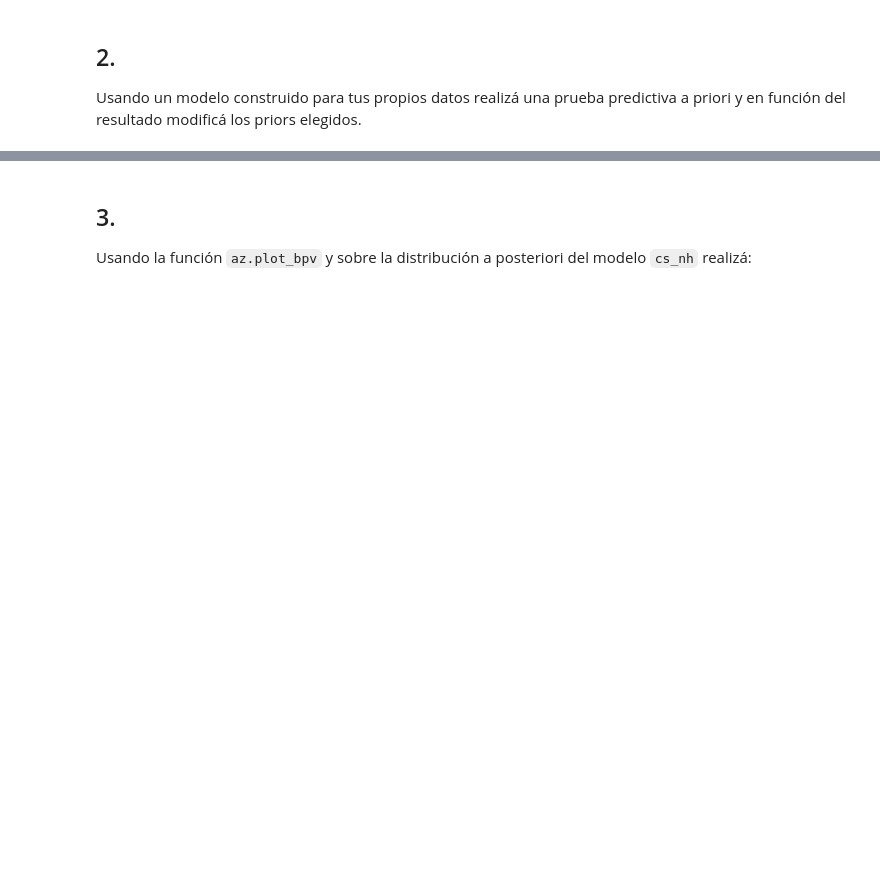
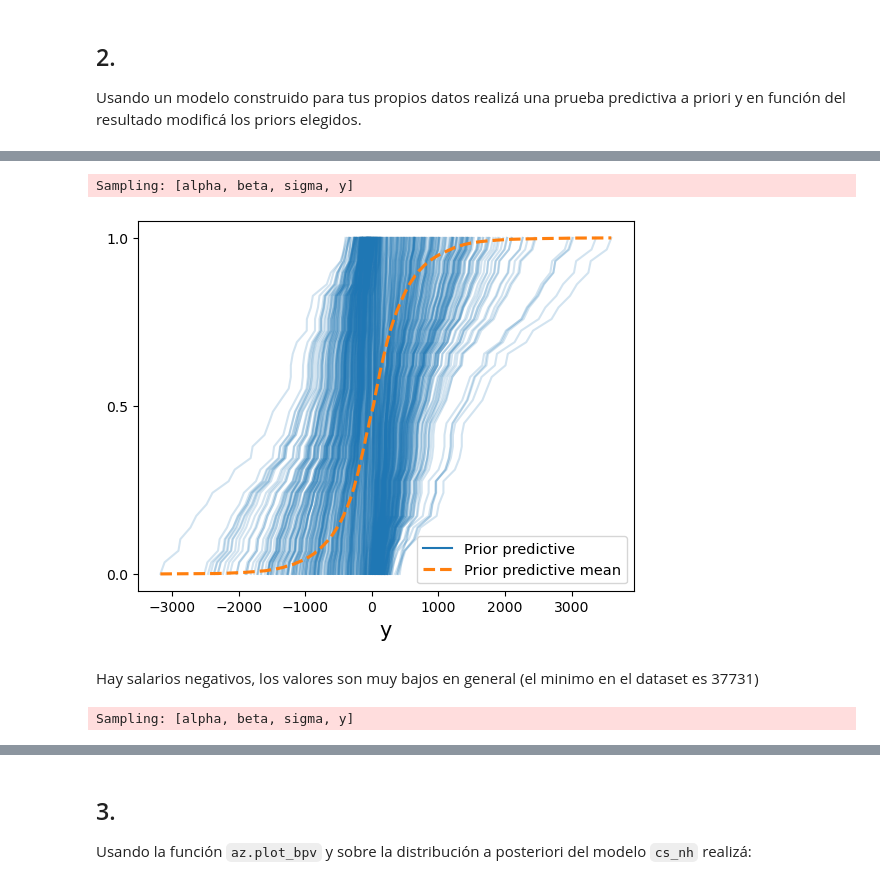
Before and after one commit to nazarenomm/Estadistica-e-Inferencia-2, a Jupyter notebook: ejercicios/ejercicios_04_01_nazareno_magallanes.ipynb, the cells around one changed output, grey strips where cells are left out. Saved outputs shown, nothing was run; the diff lists cells and outputs as text; code cells hidden in the pictures; blank space fills up the shorter version.

```diff
--- a/ejercicios/ejercicios_04_01_nazareno_magallanes.ipynb
+++ b/ejercicios/ejercicios_04_01_nazareno_magallanes.ipynb
@@ -97,8 +78,0 @@ Se parece bastante pero prodría ser mejor, quizás cambiar los priors para que
-# %%
-with pm.Model(coords=coords) as cs_nh:
-    μ = pm.Normal('μ', mu=0, sigma=0.1, dims="aa")
-    σ = pm.HalfNormal('σ', sigma=1, dims="aa")
-
-    y = pm.Normal('y', mu=μ[idx], sigma=σ[idx], observed=diff)
-    idata = pm.sample(1000)
-    idata.extend(pm.sample_posterior_predictive(idata))
@@ -229,12 +154,32 @@ df = pd.read_csv(url)
 # %%
 with pm.Model() as model:
-    # Priors
-    alpha = pm.Normal('alpha', mu=0, sigma=10)
-    beta = pm.Normal('beta', mu=0, sigma=10)
+    alpha = pm.Normal('alpha', mu=0, sigma=100)
+    beta = pm.Normal('beta', mu=0, sigma=100)
     sigma = pm.HalfNormal('sigma', sigma=1)
 
-    # Modelo lineal
-    mu = alpha + beta * X
+    mu = alpha + beta * df.YearsExperience
 
-    # Likelihood
-    y_obs = pm.Normal('y_obs', mu=mu, sigma=sigma, observed=y)
+    y = pm.Normal('y', mu=mu, sigma=sigma, observed=df.Salary)
+
+    idata = pm.sample_prior_predictive()
+# %% [output]
+Sampling: [alpha, beta, sigma, y]
+# %%
+az.plot_ppc(idata, group="prior", kind="cumulative");
+# %% [output]
+[figure, added]
+# %% [markdown]
+Hay salarios negativos, los valores son muy bajos en general (el minimo en el dataset es 37731)
+# %%
+with pm.Model() as model:
+    alpha = pm.Normal('alpha', mu=10_000, sigma=100)
+    beta = pm.Normal('beta', mu=10_000, sigma=100)
+    sigma = pm.HalfNormal('sigma', sigma=1)
+
+    mu = alpha + beta * df.YearsExperience
+
+    y = pm.Normal('y', mu=mu, sigma=sigma, observed=df.Salary)
+
+    idata = pm.sample_prior_predictive()
+# %% [output]
+Sampling: [alpha, beta, sigma, y]
```
Also changed, not shown: parts of 37 cells of this notebook, 1 other file.
